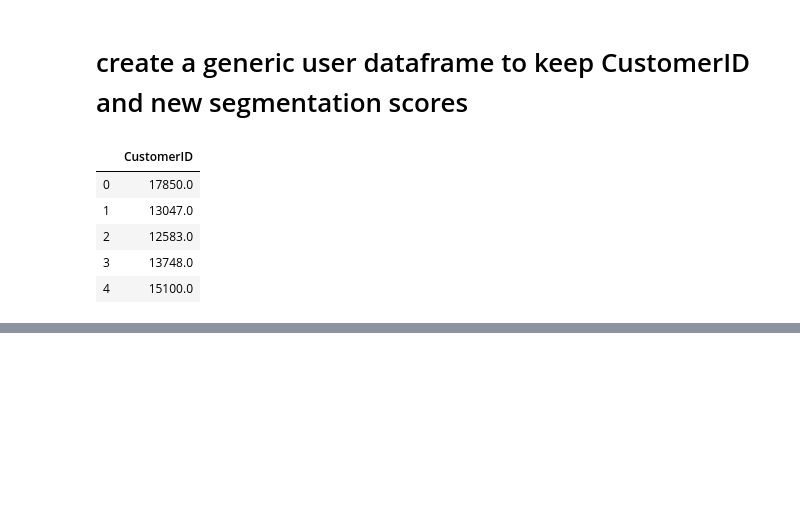
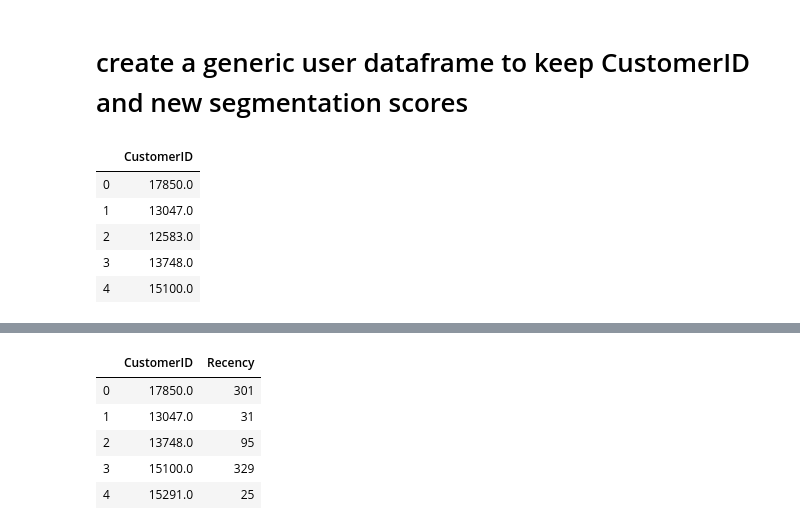
Before and after one commit to AbderrhmanAbdellatif/DataScience, a Jupyter notebook: Customer Segmentation.ipynb, the cells around one changed output, grey strips where cells are left out. Saved outputs shown, nothing was run; the diff lists cells and outputs as text; code cells hidden in the pictures; blank space fills up the shorter version.

```diff
--- a/Customer Segmentation.ipynb
+++ b/Customer Segmentation.ipynb
@@ -70,0 +92,9 @@ tx_user.head()
+# %%
+tx_user.head()
+# %% [output]
+|  | CustomerID | Recency |
+| 0 | 17850.0 | 301 |
+| 1 | 13047.0 | 31 |
+| 2 | 13748.0 | 95 |
+| 3 | 15100.0 | 329 |
+| 4 | 15291.0 | 25 |
```
Also changed, not shown: parts of 14 cells of this notebook.
